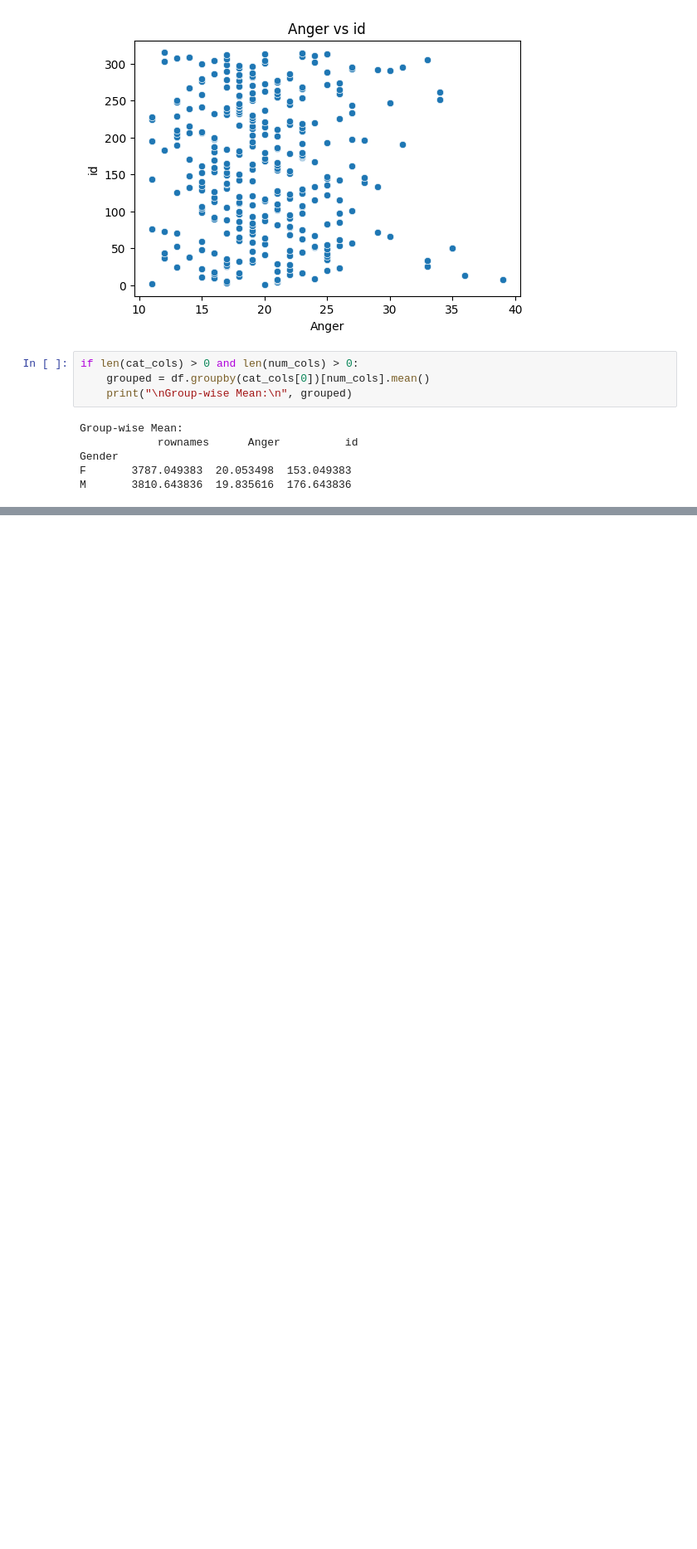
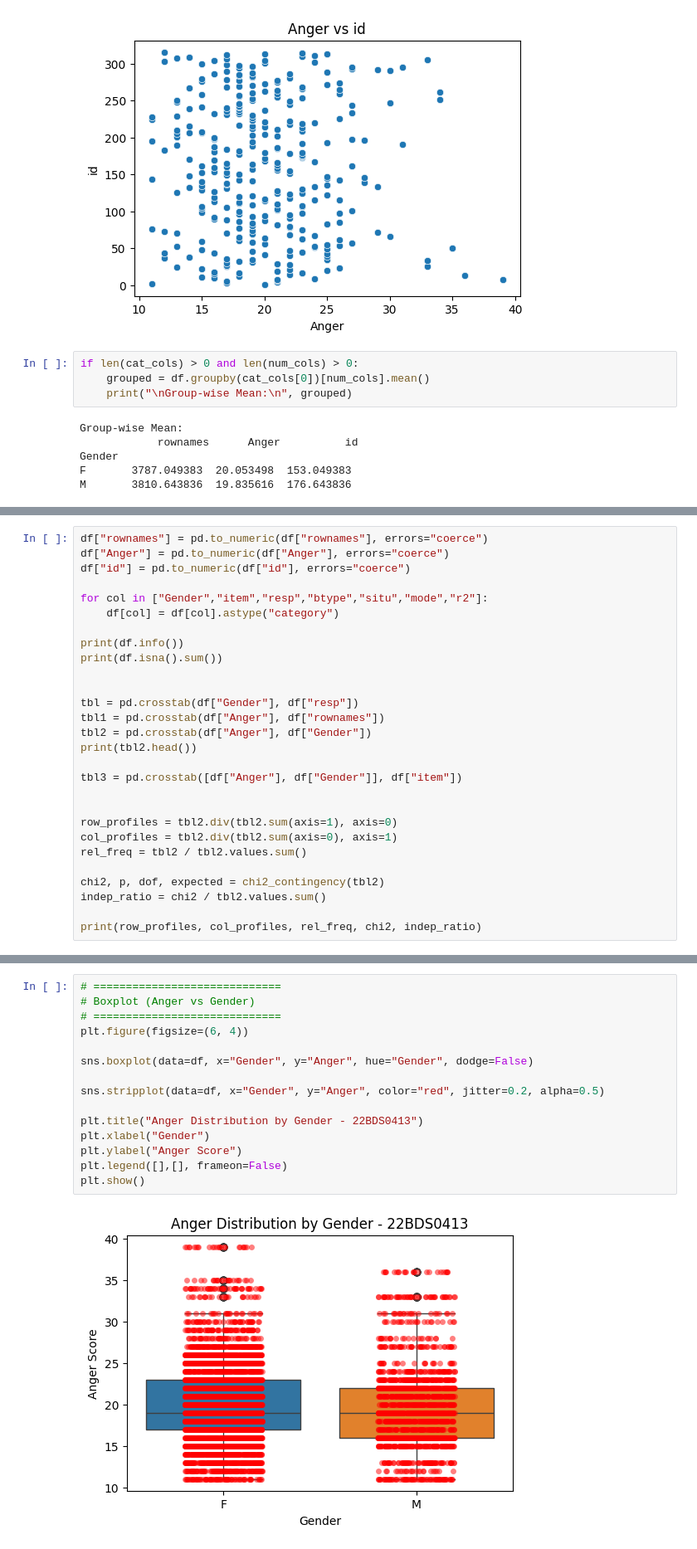
Before and after one commit to SamDarkKnight/EDA-PROJECT, a Jupyter notebook: 22BDS0413.ipynb, the cells around one changed output, grey strips where cells are left out. Shown at 83% size. Cells and saved outputs as stored; diff of their text form; blank space fills up the shorter version.

```diff
--- a/22BDS0413.ipynb
+++ b/22BDS0413.ipynb
@@ -239,0 +458,28 @@ M       3810.643836  19.835616  176.643836
+# %%
+df["rownames"] = pd.to_numeric(df["rownames"], errors="coerce")
+df["Anger"] = pd.to_numeric(df["Anger"], errors="coerce")
+df["id"] = pd.to_numeric(df["id"], errors="coerce")
+
+for col in ["Gender","item","resp","btype","situ","mode","r2"]:
+    df[col] = df[col].astype("category")
+
+print(df.info())
+print(df.isna().sum())
+
+
+tbl = pd.crosstab(df["Gender"], df["resp"])
+tbl1 = pd.crosstab(df["Anger"], df["rownames"])
+tbl2 = pd.crosstab(df["Anger"], df["Gender"])
+print(tbl2.head())
+
+tbl3 = pd.crosstab([df["Anger"], df["Gender"]], df["item"])
+
+
+row_profiles = tbl2.div(tbl2.sum(axis=1), axis=0)
+col_profiles = tbl2.div(tbl2.sum(axis=0), axis=1)
+rel_freq = tbl2 / tbl2.values.sum()
+
+chi2, p, dof, expected = chi2_contingency(tbl2)
+indep_ratio = chi2 / tbl2.values.sum()
+
+print(row_profiles, col_profiles, rel_freq, chi2, indep_ratio)
@@ -239,0 +504,17 @@ M       3810.643836  19.835616  176.643836
+# %%
+# =============================
+# Boxplot (Anger vs Gender)
+# =============================
+plt.figure(figsize=(6, 4))
+
+sns.boxplot(data=df, x="Gender", y="Anger", hue="Gender", dodge=False)
+
+sns.stripplot(data=df, x="Gender", y="Anger", color="red", jitter=0.2, alpha=0.5)
+
+plt.title("Anger Distribution by Gender - 22BDS0413")
+plt.xlabel("Gender")
+plt.ylabel("Anger Score")
+plt.legend([],[], frameon=False)
+plt.show()
+# %% [output]
+[figure, added]
```
Also changed, not shown: parts of 18 cells of this notebook.
